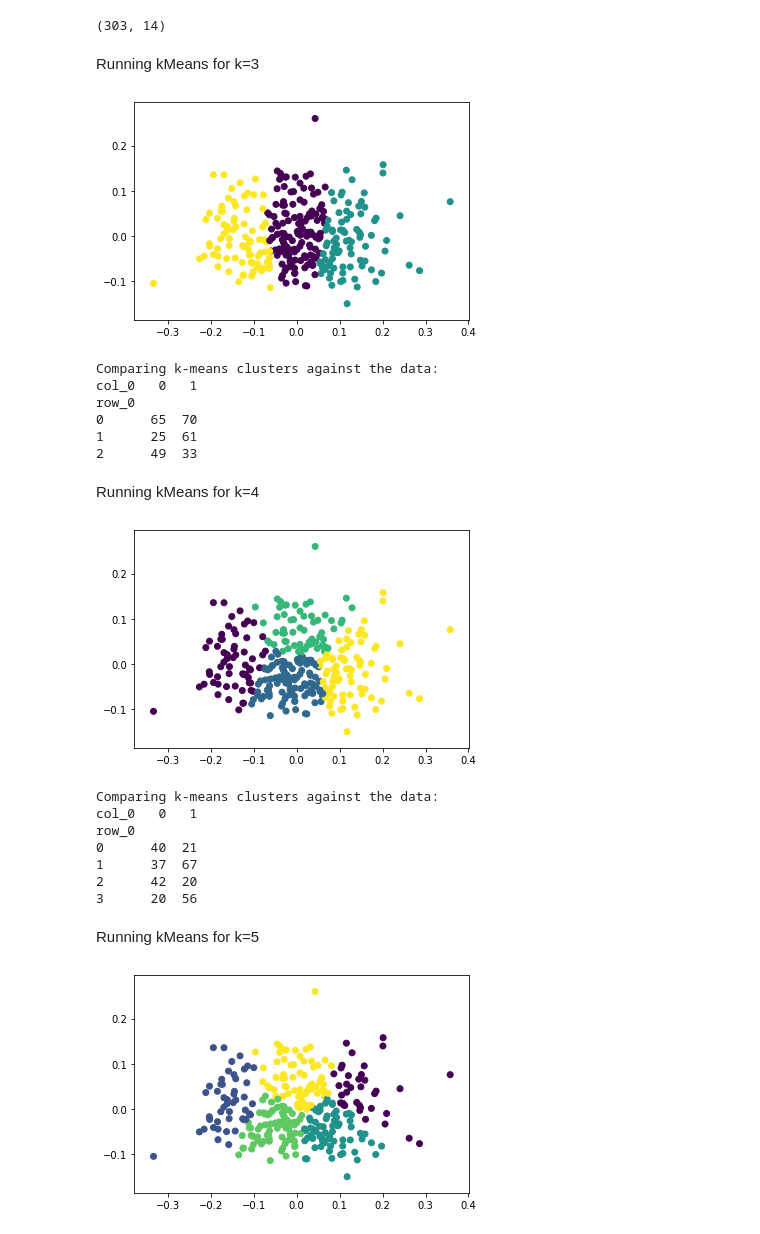
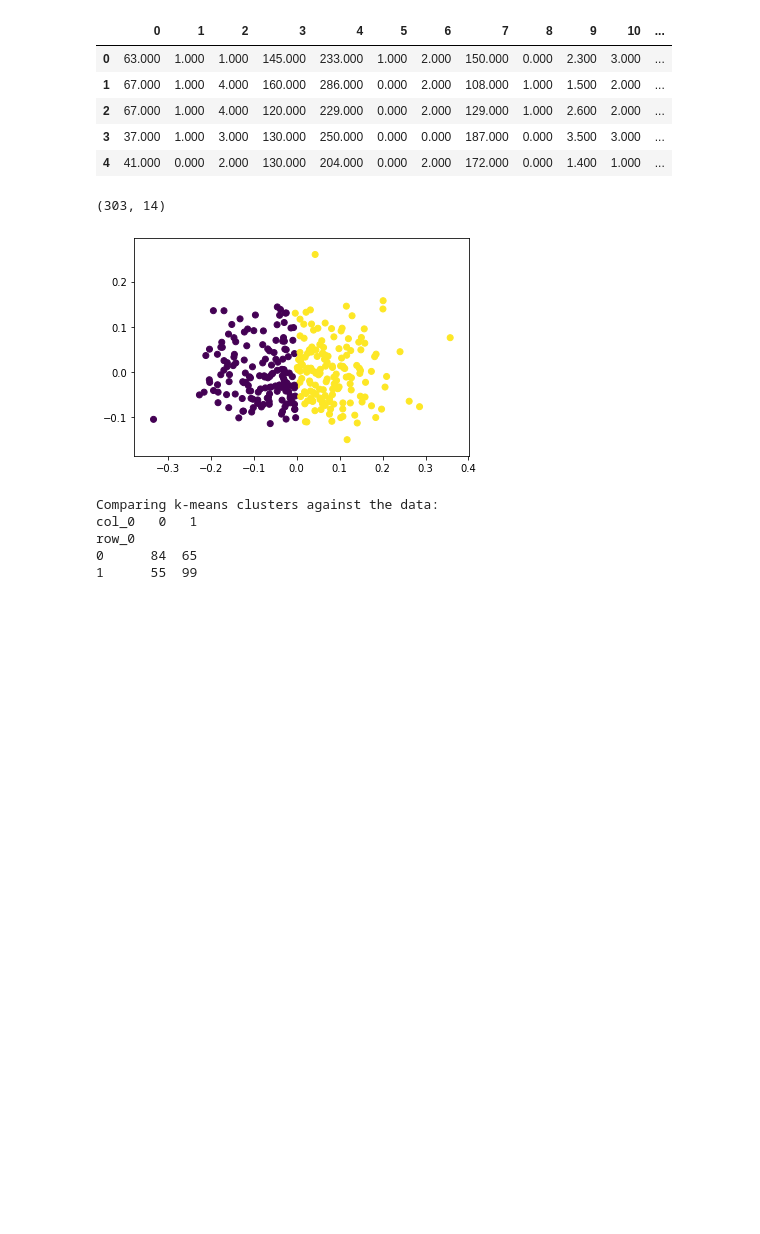
Before and after one commit to rajinigurijala/Thinkful, a Jupyter notebook: KMeans.ipynb, the cells around one changed output. Cells and saved outputs as stored; diff of their text form; code cells hidden in the pictures; blank space fills up the shorter version.

```diff
--- a/KMeans.ipynb
+++ b/KMeans.ipynb
@@ -32,3 +22,26 @@ df.head()
+# %%
+postgres_user = 'dsbc_student'
+postgres_pw = '7*.8G9QH21'
+postgres_host = '142.93.121.174'
+postgres_port = '5432'
+postgres_db = 'heartdisease'
+
+engine = create_engine('postgresql://{}:{}@{}:{}/{}'.format(
+    postgres_user, postgres_pw, postgres_host, postgres_port, postgres_db))
+
+df = pd.read_sql_query('select * from heartdisease',con=engine)
+
+# no need for an open connection, as we're only doing a single query
+engine.dispose()
+
+df.head(5)
+# %% [output]
+|  | 0 | 1 | 2 | 3 | 4 | 5 | 6 | 7 | 8 | 9 | 10 | ... |
+| 0 | 63.000 | 1.000 | 1.000 | 145.000 | 233.000 | 1.000 | 2.000 | 150.000 | 0.000 | 2.300 | 3.000 | ... |
+| 1 | 67.000 | 1.000 | 4.000 | 160.000 | 286.000 | 0.000 | 2.000 | 108.000 | 1.000 | 1.500 | 2.000 | ... |
+| 2 | 67.000 | 1.000 | 4.000 | 120.000 | 229.000 | 0.000 | 2.000 | 129.000 | 1.000 | 2.600 | 2.000 | ... |
+| 3 | 37.000 | 1.000 | 3.000 | 130.000 | 250.000 | 0.000 | 0.000 | 187.000 | 0.000 | 3.500 | 3.000 | ... |
+| 4 | 41.000 | 0.000 | 2.000 | 130.000 | 204.000 | 0.000 | 2.000 | 172.000 | 0.000 | 1.400 | 1.000 | ... |
 # %%
 df.shape
 # %% [output]
@@ -46,42 +59,24 @@ y = np.where(y > 0, 0, 1)
 # %%
 # Normalize the data.
 X_norm = normalize(X)
 
 # Reduce it to two components.
 X_pca = PCA(2).fit_transform(X_norm)
 
-for k in [3,4,5,6,8]:
-    printmd('\nRunning kMeans for k={}'.format(k))
-    # Calculate predicted values.
-    y_pred = KMeans(n_clusters=k, random_state=42).fit_predict(X_pca)
+# Calculate predicted values.
+y_pred = KMeans(n_clusters=2, random_state=42).fit_predict(X_pca)
 
-    # Plot the solution.
-    plt.scatter(X_pca[:, 0], X_pca[:, 1], c=y_pred)
-    plt.show()
+# Plot the solution.
+plt.scatter(X_pca[:, 0], X_pca[:, 1], c=y_pred)
+plt.show()
 
-    # Check the solution against the data.
-    print('Comparing k-means clusters against the data:')
-    print(pd.crosstab(y_pred, y),'\n')
+# Check the solution against the data.
+print('Comparing k-means clusters against the data:')
+print(pd.crosstab(y_pred, y))
 # %% [output]
-
-Running kMeans for k=3
-[figure, old version]
+[figure, new version]
 Comparing k-means clusters against the data:
 col_0   0   1
 row_0
-0      65  70
-1      25  61
-2      49  33
+0      84  65
+1      55  99
-
-Running kMeans for k=4
-[figure, removed]
-Comparing k-means clusters against the data:
-col_0   0   1
-row_0
-0      40  21
-1      37  67
-2      42  20
-3      20  56
-
-Running kMeans for k=5
-[figure, removed]
```
Also changed, not shown: parts of 6 cells of this notebook.
